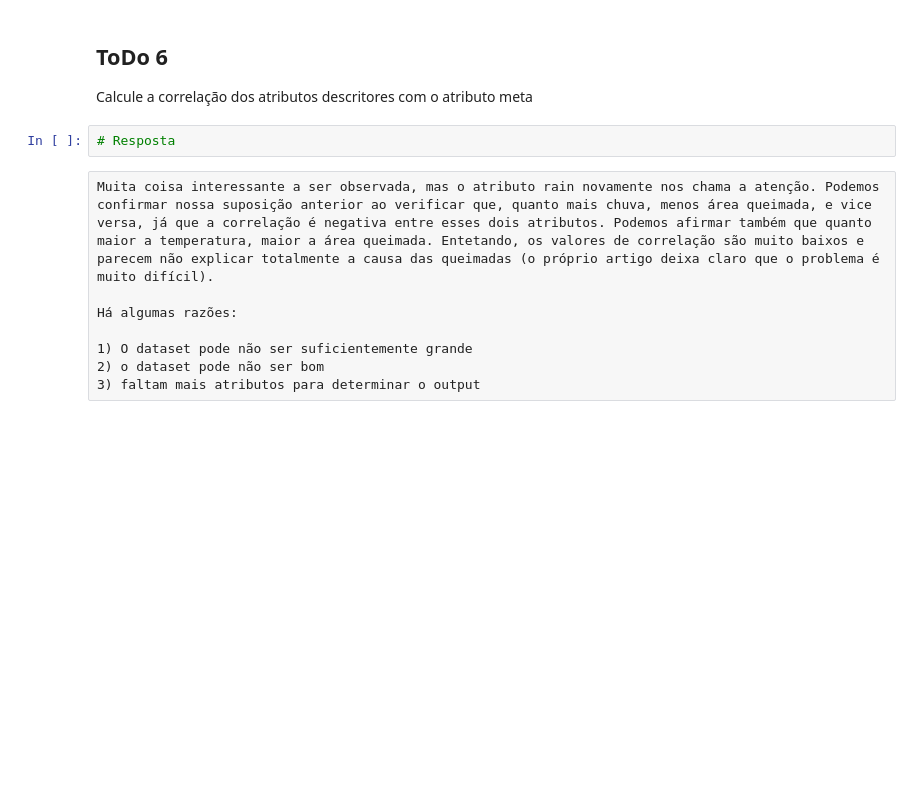
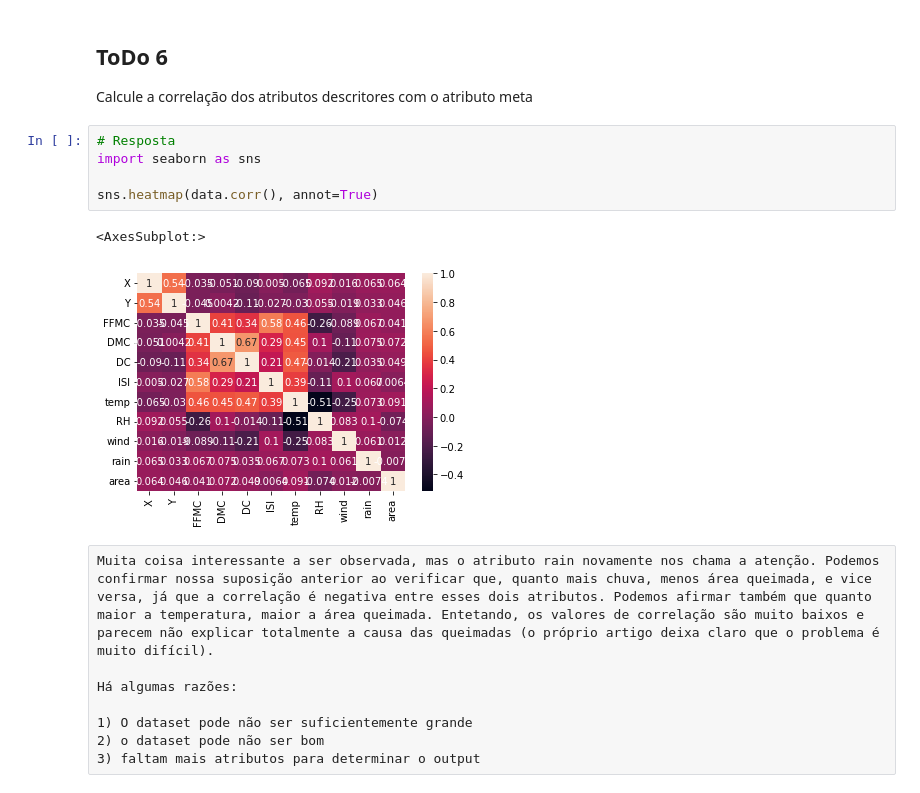
Before and after one commit to paulobrandaodev/FIAP_Python, a Jupyter notebook: Aula_8.ipynb, the cells around one changed output. Drawn from its saved outputs; the diff is of its cells as text; blank space fills up the shorter version.

```diff
--- a/Aula_8.ipynb
+++ b/Aula_8.ipynb
@@ -135,8 +178,14 @@ Seguindo o mesmo procedimento, imprima os boxplots de cada coluna numérica
 ## ToDo 6
 
 Calcule a correlação dos atributos descritores com o atributo meta
-# %%
-# Resposta
+# %%
+# Resposta
+import seaborn as sns
+
+sns.heatmap(data.corr(), annot=True)
+# %% [output]
+<AxesSubplot:>
+[figure, added]
 # %% [raw]
 Muita coisa interessante a ser observada, mas o atributo rain novamente nos chama a atenção. Podemos confirmar nossa suposição anterior ao verificar que, quanto mais chuva, menos área queimada, e vice versa, já que a correlação é negativa entre esses dois atributos. Podemos afirmar também que quanto maior a temperatura, maior a área queimada. Entetando, os valores de correlação são muito baixos e parecem não explicar totalmente a causa das queimadas (o próprio artigo deixa claro que o problema é muito difícil).
 
```
Also changed, not shown: parts of 20 cells of this notebook.
